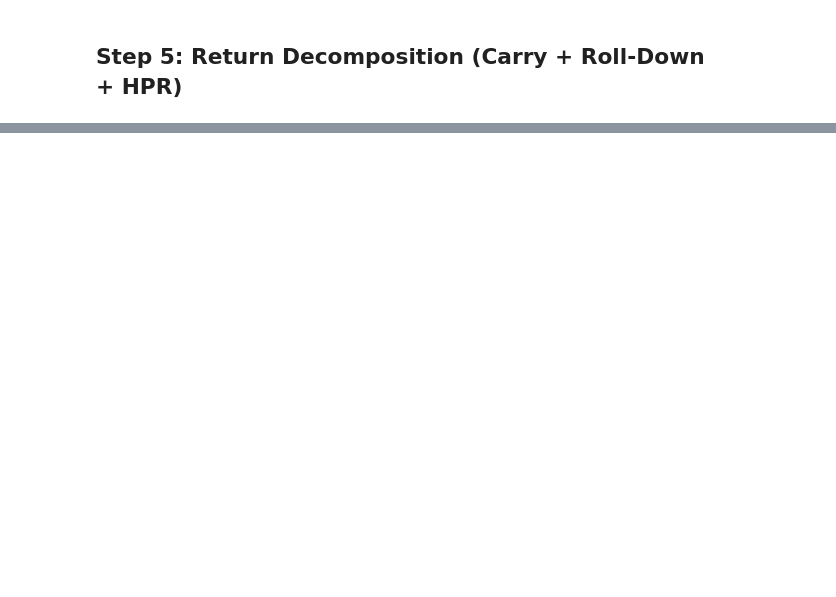
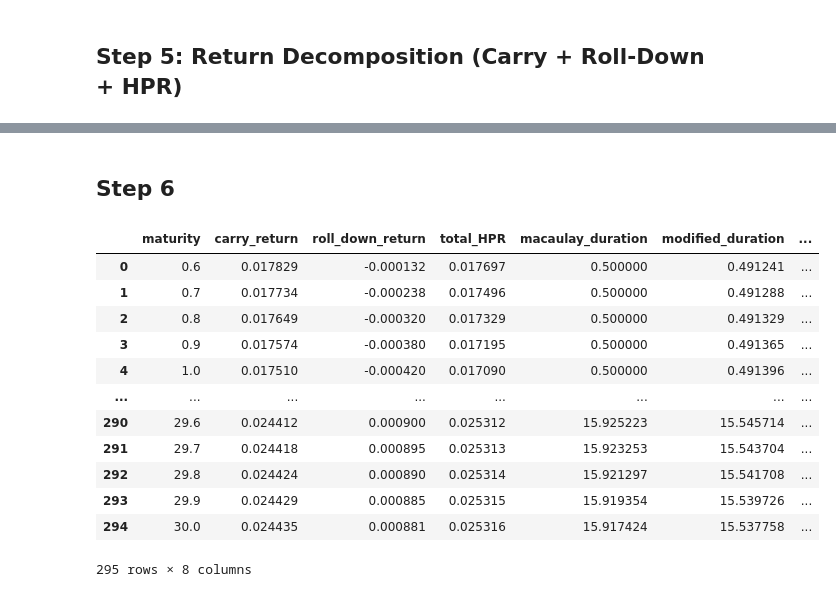
Before and after one commit to Ekantik19/ProjectHub, a Jupyter notebook: main.ipynb, the cells around one changed output, grey strips where cells are left out. Saved outputs shown, nothing was run; the diff lists cells and outputs as text; code cells hidden in the pictures; blank space fills up the shorter version.

```diff
--- a/main.ipynb
+++ b/main.ipynb
@@ -252,0 +241,79 @@ df_step5
+# %% [markdown]
+## Step 6
+# %%
+def macaulay_and_modified_duration(face_value, coupon_rate_annual, ytm_annual, maturity_years, freq=2):
+    """
+    Semiannual coupons by default (freq=2).
+    Returns: (macaulay_duration_years, modified_duration_years, price)
+    """
+    N = max(1, int(np.floor(maturity_years * freq)))
+    c = face_value * coupon_rate_annual / freq
+    y = ytm_annual / freq
+
+    cashflows = np.full(N, c, dtype=float)
+    cashflows[-1] += face_value
+
+    periods = np.arange(1, N + 1)
+    discount = (1 + y) ** (-periods)
+
+    pv = cashflows * discount
+    price = pv.sum()
+
+    times_years = periods / freq
+    D_mac = (times_years * pv).sum() / price
+    D_mod = D_mac / (1 + y)   # y is per-period yield
+
+    return D_mac, D_mod, price
+
+
+risk_rows = []
+FACE = 1000
+dy_1bp = 0.0001  # 1 basis point
+
+for _, row in df_roll.iterrows():
+    maturity = float(row["maturity"])
+    price_today = float(row["price_today"])
+
+    ytm_pct = float(yield_curve(maturity))  #yield_curve returns %
+    ytm = ytm_pct / 100.0                    # convert to decimal
+
+    # coupon ≈ current yield
+    coupon_rate = ytm
+
+    D_mac, D_mod, model_price = macaulay_and_modified_duration(
+        face_value=FACE,
+        coupon_rate_annual=coupon_rate,
+        ytm_annual=ytm,
+        maturity_years=maturity,
+        freq=2
+    )
+
+    approx_dP_over_P_1bp = -D_mod * dy_1bp
+    approx_dP_1bp = approx_dP_over_P_1bp * price_today  # scale by  actual priced bond today
+
+    risk_rows.append({
+        "maturity": maturity,
+        "macaulay_duration": D_mac,
+        "modified_duration": D_mod,
+        "approx_%ΔP_1bp": approx_dP_over_P_1bp,   # decimal (e.g., -0.0012 = -0.12%)
+        "approx_$ΔP_1bp": approx_dP_1bp
+    })
+
+df_step6 = pd.DataFrame(risk_rows)
+
+df_step5_with_risk = df_step5.merge(df_step6, on="maturity", how="left")
+df_step5_with_risk
+# %% [output]
+|  | maturity | carry_return | roll_down_return | total_HPR | macaulay_duration | modified_duration | ... |
+| 0 | 0.6 | 0.017829 | -0.000132 | 0.017697 | 0.500000 | 0.491241 | ... |
+| 1 | 0.7 | 0.017734 | -0.000238 | 0.017496 | 0.500000 | 0.491288 | ... |
+| 2 | 0.8 | 0.017649 | -0.000320 | 0.017329 | 0.500000 | 0.491329 | ... |
+| 3 | 0.9 | 0.017574 | -0.000380 | 0.017195 | 0.500000 | 0.491365 | ... |
+| 4 | 1.0 | 0.017510 | -0.000420 | 0.017090 | 0.500000 | 0.491396 | ... |
+| ... | ... | ... | ... | ... | ... | ... | ... |
+| 290 | 29.6 | 0.024412 | 0.000900 | 0.025312 | 15.925223 | 15.545714 | ... |
+| 291 | 29.7 | 0.024418 | 0.000895 | 0.025313 | 15.923253 | 15.543704 | ... |
+| 292 | 29.8 | 0.024424 | 0.000890 | 0.025314 | 15.921297 | 15.541708 | ... |
+| 293 | 29.9 | 0.024429 | 0.000885 | 0.025315 | 15.919354 | 15.539726 | ... |
+| 294 | 30.0 | 0.024435 | 0.000881 | 0.025316 | 15.917424 | 15.537758 | ... |
+295 rows × 8 columns
```
Also changed, not shown: parts of 10 cells of this notebook.
